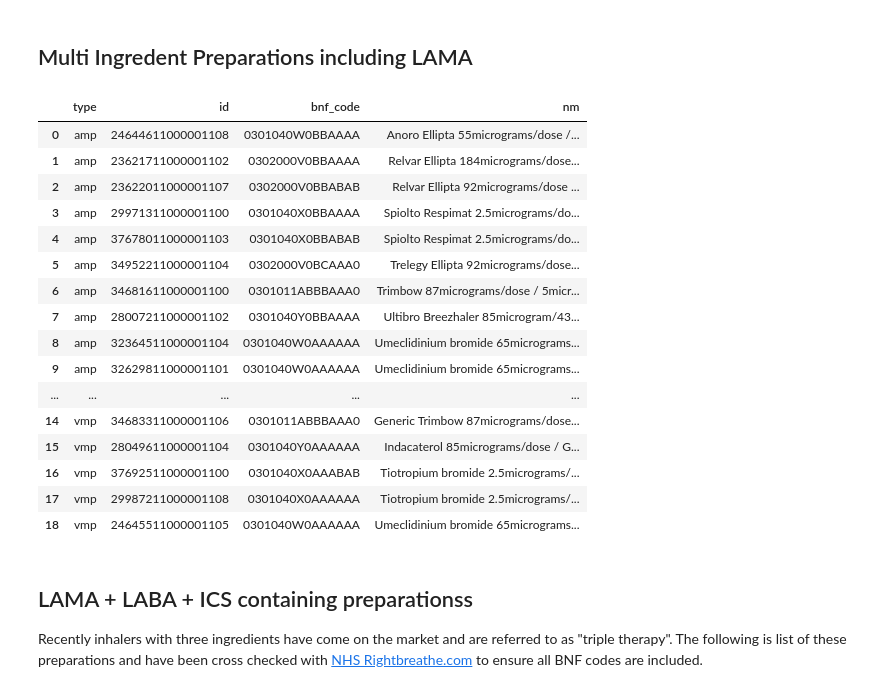
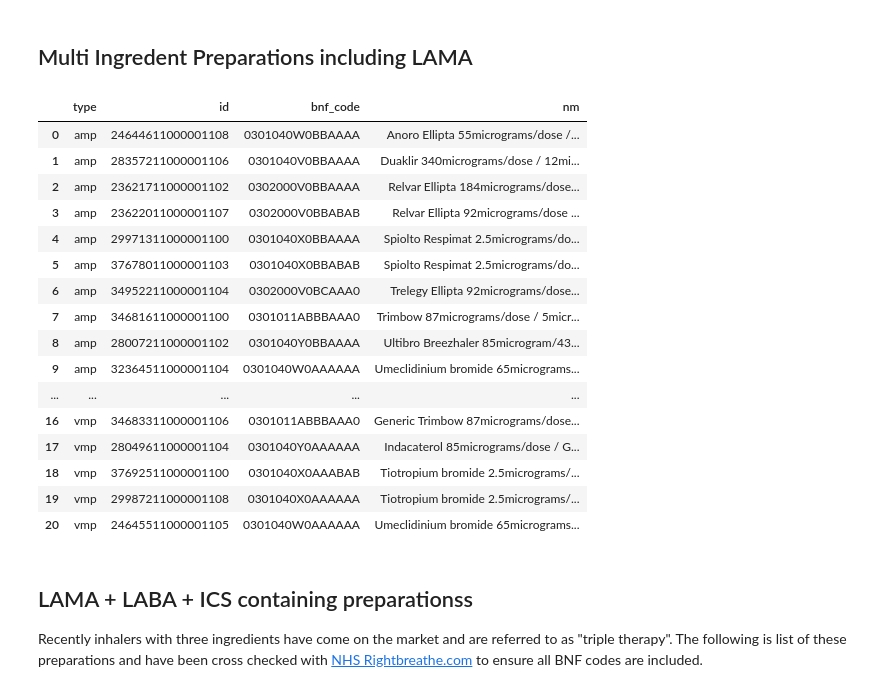
Before and after one commit to ebmdatalab/asthma-meds-covid-codelist-notebook, a Jupyter notebook: notebooks/lama.ipynb, the cells around one changed output. Saved outputs shown, nothing was run; the diff lists cells and outputs as text; code cells hidden in the pictures.

```diff
--- a/notebooks/lama.ipynb
+++ b/notebooks/lama.ipynb
@@ -63,50 +64,51 @@ lama_single_codelist
 sql = '''WITH bnf_codes AS (
  SELECT DISTINCT bnf_code FROM measures.dmd_objs_with_form_route WHERE
     (bnf_code LIKE '0301020U0%' OR        #BNF Aclidinium Brom/Formoterol
+    bnf_code LIKE '0301040V0%'  OR        #BNF Aclidinium Brom/Formoterol
     bnf_code LIKE '0301040W0%'  OR        #BNF Umeclidinium bromide / Vilanterol
     bnf_code LIKE '0301040X0%'  OR        #BNF Tiotropium bromide  / Olodaterol
     bnf_code LIKE '0302000V0%'  OR        #BNF Fluticasone Furoate ++
     bnf_code LIKE '0301011AB%'  OR        #BNF Beclometasone + Formoterol + Glycopyrronium bromide
     bnf_code LIKE '0301040Y0%')          #BNF Indacaterol 85micrograms/dose / Glycopyrronium bromide
     AND
     form_route NOT LIKE '%neb%'     #exclude to nebules through name search
 
   )
 
 SELECT "vmp" AS type, id, bnf_code, nm
 FROM dmd.vmp
 WHERE bnf_code IN (SELECT * FROM bnf_codes)
 
 UNION ALL
 
 SELECT "amp" AS type, id, bnf_code, descr
 FROM dmd.amp
 WHERE bnf_code IN (SELECT * FROM bnf_codes)
 
 ORDER BY type, nm, bnf_code, id'''
 
 lama_multi_codelist = bq.cached_read(sql, csv_path=os.path.join('..','data','lama_multi_codelist.csv'))
 pd.set_option('display.max_rows', None)
 pd.set_option('display.max_colwidth', None)
 lama_multi_codelist
 # %% [output]
 |  | type | id | bnf_code | nm |
 | 0 | amp | 24644611000001108 | 0301040W0BBAAAA | Anoro Ellipta 55micrograms/dose /... |
-| 1 | amp | 23621711000001102 | 0302000V0BBAAAA | Relvar Ellipta 184micrograms/dose... |
-| 2 | amp | 23622011000001107 | 0302000V0BBABAB | Relvar Ellipta 92micrograms/dose ... |
-| 3 | amp | 29971311000001100 | 0301040X0BBAAAA | Spiolto Respimat 2.5micrograms/do... |
-| 4 | amp | 37678011000001103 | 0301040X0BBABAB | Spiolto Respimat 2.5micrograms/do... |
-| 5 | amp | 34952211000001104 | 0302000V0BCAAA0 | Trelegy Ellipta 92micrograms/dose... |
-| 6 | amp | 34681611000001100 | 0301011ABBBAAA0 | Trimbow 87micrograms/dose / 5micr... |
-| 7 | amp | 28007211000001102 | 0301040Y0BBAAAA | Ultibro Breezhaler 85microgram/43... |
-| 8 | amp | 32364511000001104 | 0301040W0AAAAAA | Umeclidinium bromide 65micrograms... |
-| 9 | amp | 32629811000001101 | 0301040W0AAAAAA | Umeclidinium bromide 65micrograms... |
+| 1 | amp | 28357211000001106 | 0301040V0BBAAAA | Duaklir 340micrograms/dose / 12mi... |
+| 2 | amp | 23621711000001102 | 0302000V0BBAAAA | Relvar Ellipta 184micrograms/dose... |
+| 3 | amp | 23622011000001107 | 0302000V0BBABAB | Relvar Ellipta 92micrograms/dose ... |
+| 4 | amp | 29971311000001100 | 0301040X0BBAAAA | Spiolto Respimat 2.5micrograms/do... |
+| 5 | amp | 37678011000001103 | 0301040X0BBABAB | Spiolto Respimat 2.5micrograms/do... |
+| 6 | amp | 34952211000001104 | 0302000V0BCAAA0 | Trelegy Ellipta 92micrograms/dose... |
+| 7 | amp | 34681611000001100 | 0301011ABBBAAA0 | Trimbow 87micrograms/dose / 5micr... |
+| 8 | amp | 28007211000001102 | 0301040Y0BBAAAA | Ultibro Breezhaler 85microgram/43... |
+| 9 | amp | 32364511000001104 | 0301040W0AAAAAA | Umeclidinium bromide 65micrograms... |
 | ... | ... | ... | ... | ... |
-| 14 | vmp | 34683311000001106 | 0301011ABBBAAA0 | Generic Trimbow 87micrograms/dose... |
-| 15 | vmp | 28049611000001104 | 0301040Y0AAAAAA | Indacaterol 85micrograms/dose / G... |
-| 16 | vmp | 37692511000001100 | 0301040X0AAABAB | Tiotropium bromide 2.5micrograms/... |
-| 17 | vmp | 29987211000001108 | 0301040X0AAAAAA | Tiotropium bromide 2.5micrograms/... |
-| 18 | vmp | 24645511000001105 | 0301040W0AAAAAA | Umeclidinium bromide 65micrograms... |
+| 16 | vmp | 34683311000001106 | 0301011ABBBAAA0 | Generic Trimbow 87micrograms/dose... |
+| 17 | vmp | 28049611000001104 | 0301040Y0AAAAAA | Indacaterol 85micrograms/dose / G... |
+| 18 | vmp | 37692511000001100 | 0301040X0AAABAB | Tiotropium bromide 2.5micrograms/... |
+| 19 | vmp | 29987211000001108 | 0301040X0AAAAAA | Tiotropium bromide 2.5micrograms/... |
+| 20 | vmp | 24645511000001105 | 0301040W0AAAAAA | Umeclidinium bromide 65micrograms... |
 # %% [markdown]
 ## LAMA + LABA + ICS containing preparationss <a id='triple'></a>
 
```
Also changed, not shown: parts of 3 cells of this notebook, 4 other files.
